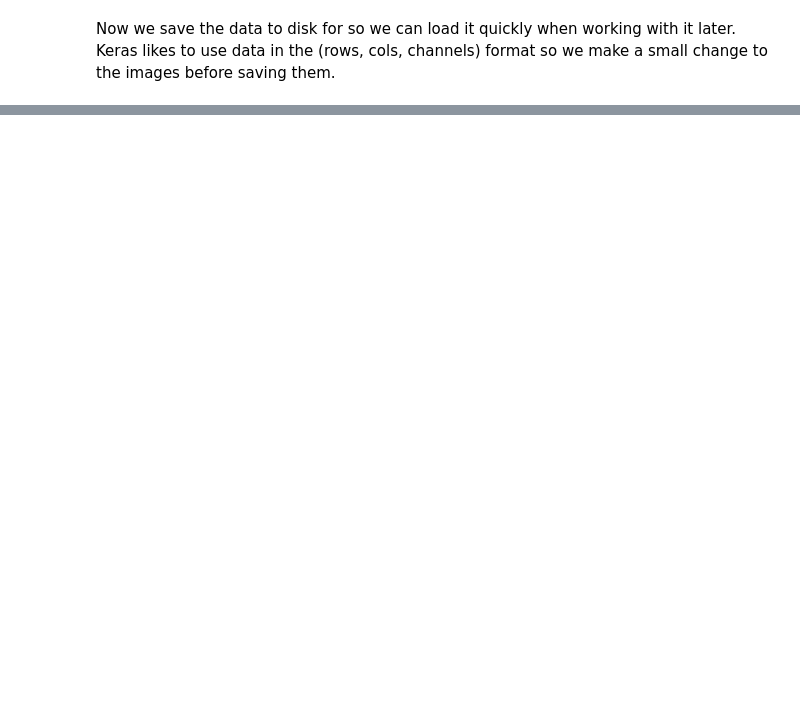
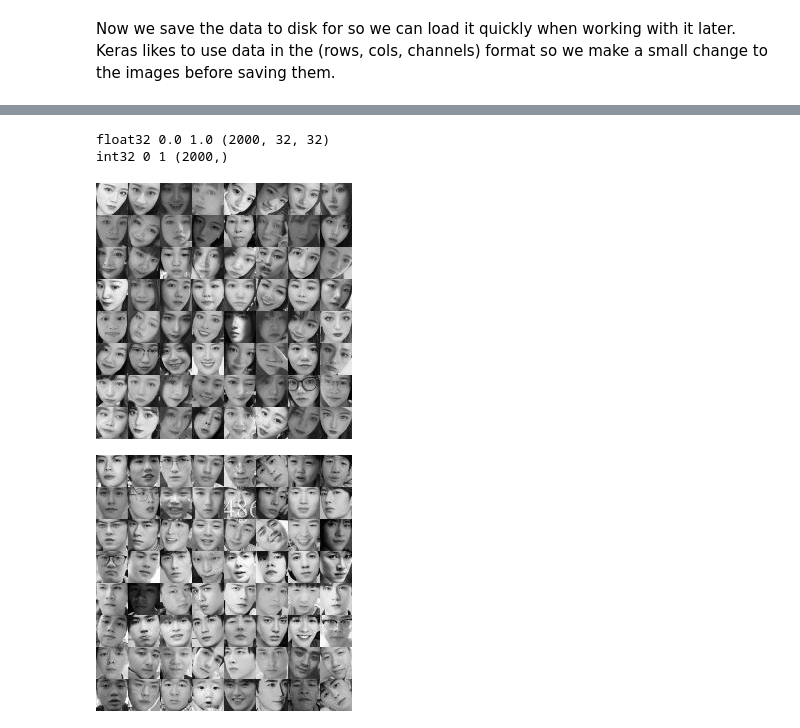
Before and after one commit to yulin6666/SmileCNN, a Jupyter notebook: gender_dataset_prepare.ipynb, the cells around one changed output, grey strips where cells are left out. Drawn from its saved outputs; the diff is of its cells as text; code cells hidden in the pictures; blank space fills up the shorter version.

```diff
--- a/gender_dataset_prepare.ipynb
+++ b/gender_dataset_prepare.ipynb
@@ -58,0 +74,15 @@ np.save('y.npy', y)
+# %%
+x_test = x_test.astype(np.float32) / 255.
+y_test = y_test.astype(np.int32)
+print x_test.dtype, x_test.min(), x_test.max(), x_test.shape
+print y_test.dtype, y_test.min(), y_test.max(), y_test.shape
+# %% [output]
+float32 0.0 1.0 (2000, 32, 32)
+int32 0 1 (2000,)
+# %%
+from utils import make_mosaic, show_array
+show_array(255 * make_mosaic(x_test[:len(negative_paths)], 8), fmt='jpeg') # negative at the beginning
+show_array(255 * make_mosaic(x_test[-len(positive_paths):], 8), fmt='jpeg') # positive at the end
+# %% [output]
+[figure, added]
+[figure, added]
```
Also changed, not shown: parts of 8 cells of this notebook, 3 other files.
